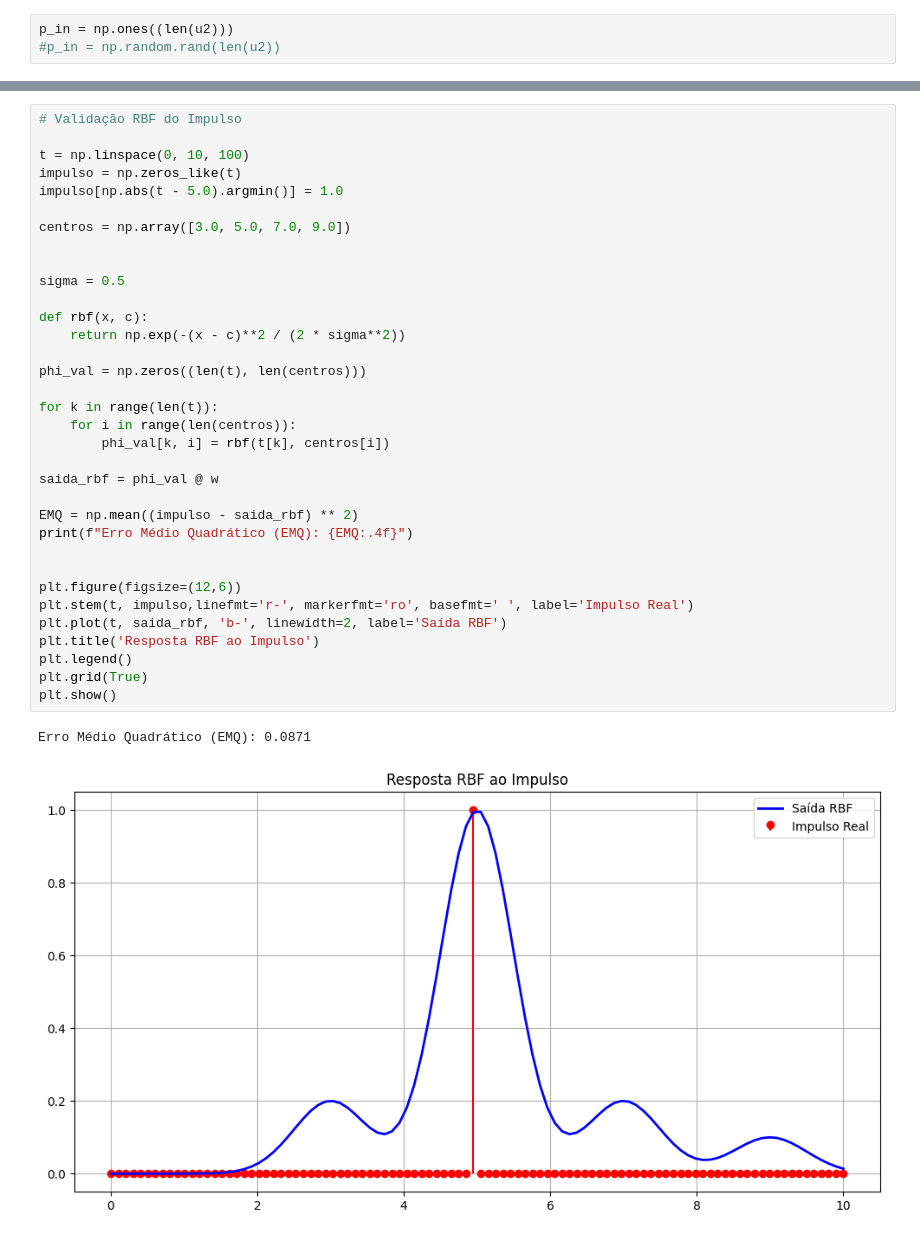
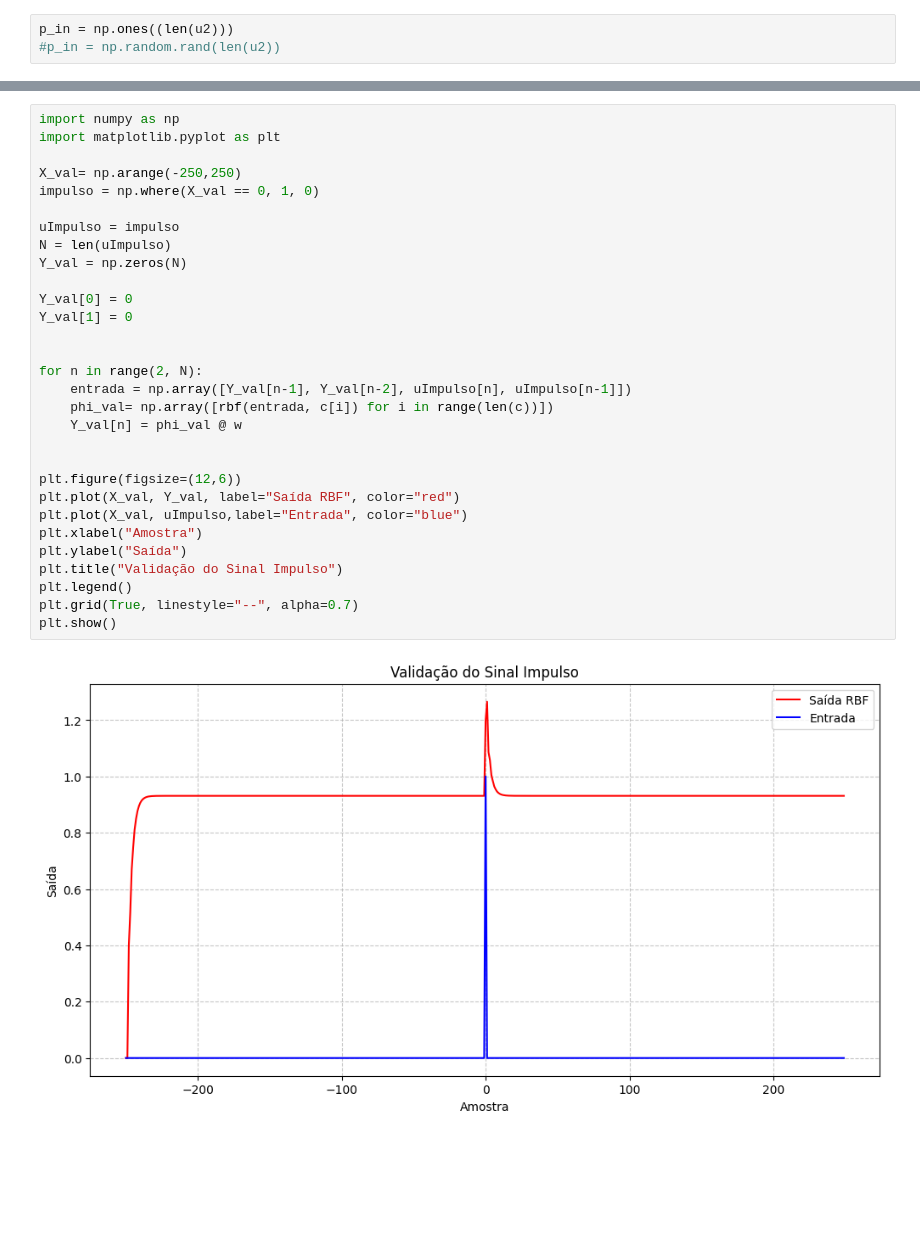
Before and after one commit to DanielMedeiros1/Projeto_MMQ_RBF_CN, a Jupyter notebook: Projeto_U2.ipynb, the cells around one changed output, grey strips where cells are left out. Cells and saved outputs as stored; diff of their text form; blank space fills up the shorter version.

```diff
--- a/Projeto_U2.ipynb
+++ b/Projeto_U2.ipynb
@@ -444,37 +416,32 @@ EMQ = 1.0967
-# %%
-# Validação RBF do Impulso
-
-t = np.linspace(0, 10, 100)
-impulso = np.zeros_like(t)
-impulso[np.abs(t - 5.0).argmin()] = 1.0
-
-centros = np.array([3.0, 5.0, 7.0, 9.0])
-
-
-sigma = 0.5
-
-def rbf(x, c):
-    return np.exp(-(x - c)**2 / (2 * sigma**2))
-
-phi_val = np.zeros((len(t), len(centros)))
-
-for k in range(len(t)):
-    for i in range(len(centros)):
-        phi_val[k, i] = rbf(t[k], centros[i])
-
-saida_rbf = phi_val @ w
-
-EMQ = np.mean((impulso - saida_rbf) ** 2)
-print(f"Erro Médio Quadrático (EMQ): {EMQ:.4f}")
-
-
-plt.figure(figsize=(12,6))
-plt.stem(t, impulso,linefmt='r-', markerfmt='ro', basefmt=' ', label='Impulso Real')
-plt.plot(t, saida_rbf, 'b-', linewidth=2, label='Saída RBF')
-plt.title('Resposta RBF ao Impulso')
-plt.legend()
-plt.grid(True)
-plt.show()
-# %% [output]
-Erro Médio Quadrático (EMQ): 0.0871
-[figure, removed]
+# %%
+import numpy as np
+import matplotlib.pyplot as plt
+
+X_val= np.arange(-250,250)
+impulso = np.where(X_val == 0, 1, 0)
+
+uImpulso = impulso
+N = len(uImpulso)
+Y_val = np.zeros(N)
+
+Y_val[0] = 0
+Y_val[1] = 0
+
+
+for n in range(2, N):
+    entrada = np.array([Y_val[n-1], Y_val[n-2], uImpulso[n], uImpulso[n-1]])
+    phi_val= np.array([rbf(entrada, c[i]) for i in range(len(c))])
+    Y_val[n] = phi_val @ w
+
+
+plt.figure(figsize=(12,6))
+plt.plot(X_val, Y_val, label="Saída RBF", color="red")
+plt.plot(X_val, uImpulso,label="Entrada", color="blue")
+plt.xlabel("Amostra")
+plt.ylabel("Saída")
+plt.title("Validação do Sinal Impulso")
+plt.legend()
+plt.grid(True, linestyle="--", alpha=0.7)
+plt.show()
+# %% [output]
+[figure, added]
```
Also changed, not shown: parts of 6 cells of this notebook.
